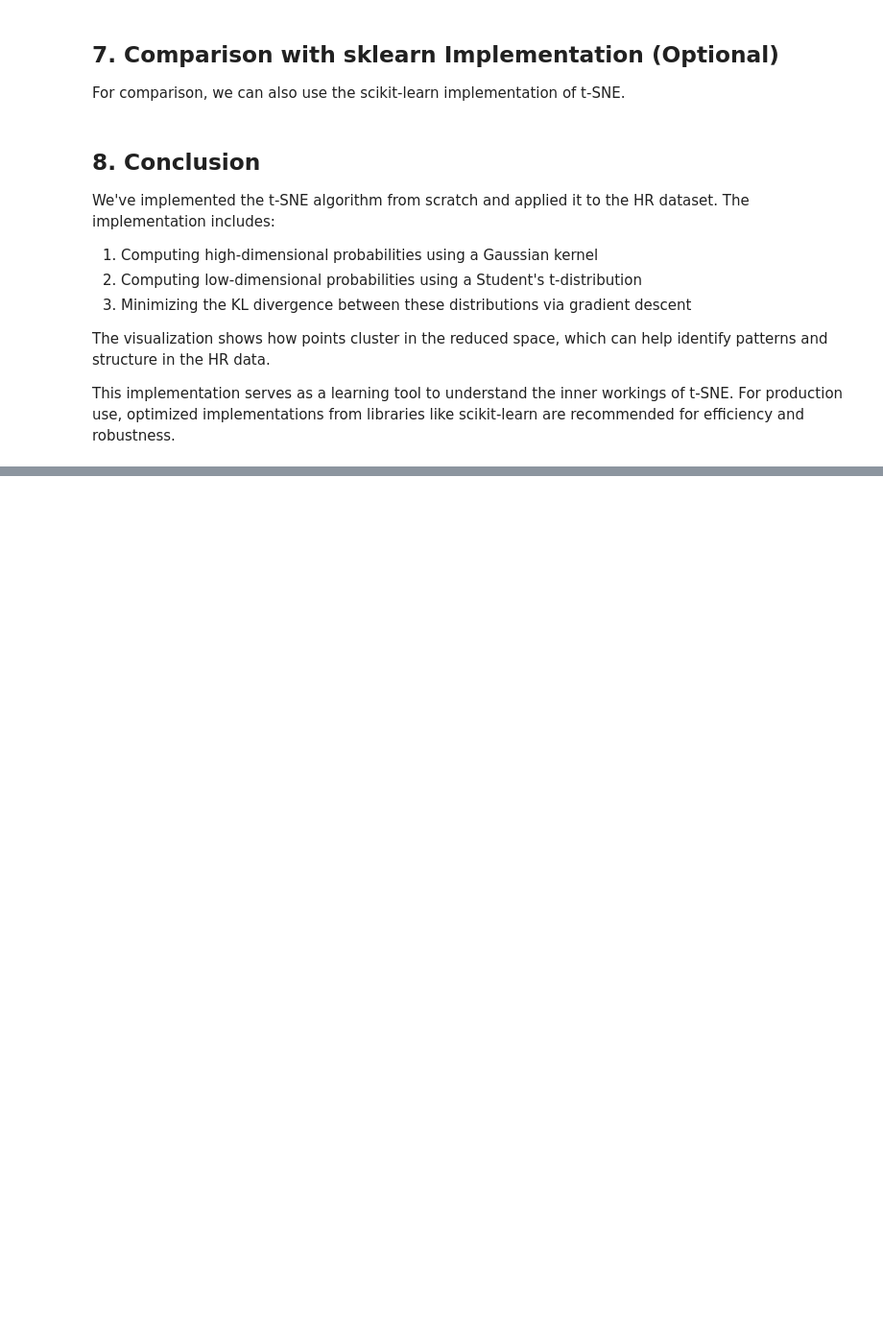
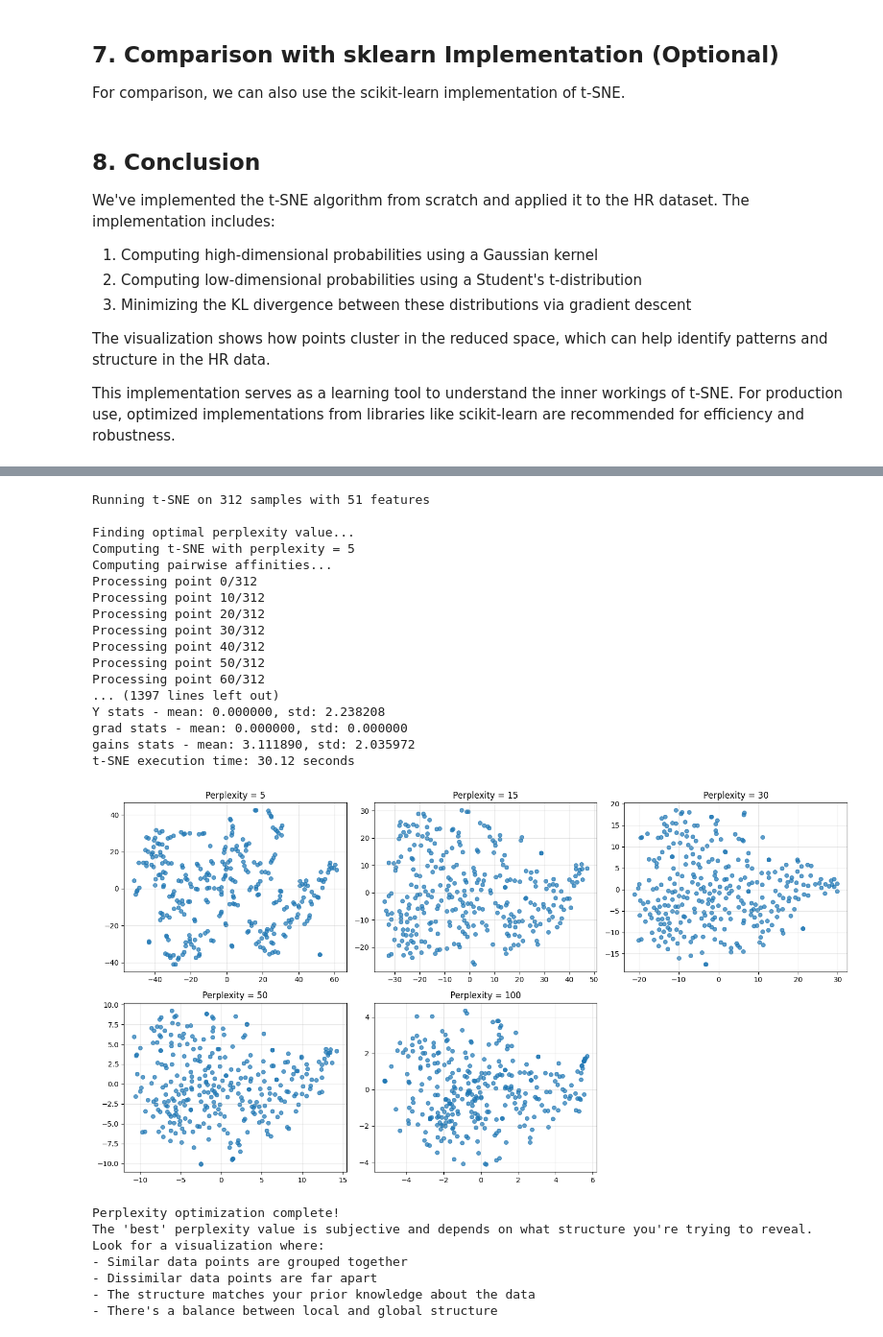
Before and after one commit to AlessandroLongo23/02582-Computational-Data-Analysis-Case-2, a Jupyter notebook: t-SNE/t-SNE.ipynb, the cells around one changed output, grey strips where cells are left out. Shown at 96% size. Drawn from its saved outputs; the diff is of its cells as text; code cells hidden in the pictures; blank space fills up the shorter version.

```diff
--- a/t-SNE/t-SNE.ipynb
+++ b/t-SNE/t-SNE.ipynb
@@ -611,0 +472,28 @@ Look for a visualization where:
+# %%
+feature_path = '../Preprocessing/HR_features_scaled.csv'
+feature_data = pd.read_csv(feature_path)
+print(f"Successfully loaded data from {feature_path}")
+print(f"Dataset shape: {feature_data.shape}")
+
+feature_columns = feature_data.select_dtypes(include=np.number).columns.tolist()
+
+print(f"\nUsing {len(feature_columns)} features for t-SNE:")
+print(feature_columns)
+
+X = feature_data[feature_columns].to_numpy()
+
+indices = np.arange(X.shape[0])
+sample_size = X.shape[0]
+
+
+targets_path = '../Preprocessing/HR_targets_scaled.csv'
+targets_data = pd.read_csv(targets_path)
+print(f"Successfully loaded data from {targets_path}")
+print(f"Dataset shape: {targets_data.shape}")
+
+targets_columns = targets_data.select_dtypes(include=np.number).columns.tolist()
+
+print(f"\nUsing {len(targets_columns)} features for t-SNE:")
+print(targets_columns)
+
+Z = targets_data[targets_columns].to_numpy()
@@ -612,3 +511,44 @@ Look for a visualization where:
+# %%
+print(f"\nRunning t-SNE on {X.shape[0]} samples with {X.shape[1]} features")
+
+# Find the best perplexity value
+n_components = 2  # Set to 2 or 3 based on your preference
+perplexity_values = [5, 15, 30, 50, 100]
+
+results = find_best_perplexity(
+    X,
+    perplexity_range=perplexity_values,
+    n_components=n_components,
+    n_iter=3000,
+    learning_rate=100.0,
+    momentum=0.9
+)
+# %% [output]
+Running t-SNE on 312 samples with 51 features
+
+Finding optimal perplexity value...
+Computing t-SNE with perplexity = 5
+Computing pairwise affinities...
+Processing point 0/312
+Processing point 10/312
+Processing point 20/312
+Processing point 30/312
+Processing point 40/312
+Processing point 50/312
+Processing point 60/312
+... (1397 lines left out)
+Y stats - mean: 0.000000, std: 2.238208
+grad stats - mean: 0.000000, std: 0.000000
+gains stats - mean: 3.111890, std: 2.035972
+t-SNE execution time: 30.12 seconds
+[figure, added]
+Perplexity optimization complete!
+The 'best' perplexity value is subjective and depends on what structure you're trying to reveal.
+Look for a visualization where:
+- Similar data points are grouped together
+- Dissimilar data points are far apart
+- The structure matches your prior knowledge about the data
+- There's a balance between local and global structure
 # %%
 # Get the embedding for the highest perplexity (usually gives the best global structure)
 # You can also choose a different perplexity based on the plots
```
Also changed, not shown: parts of 6 cells of this notebook, 6 other files.
